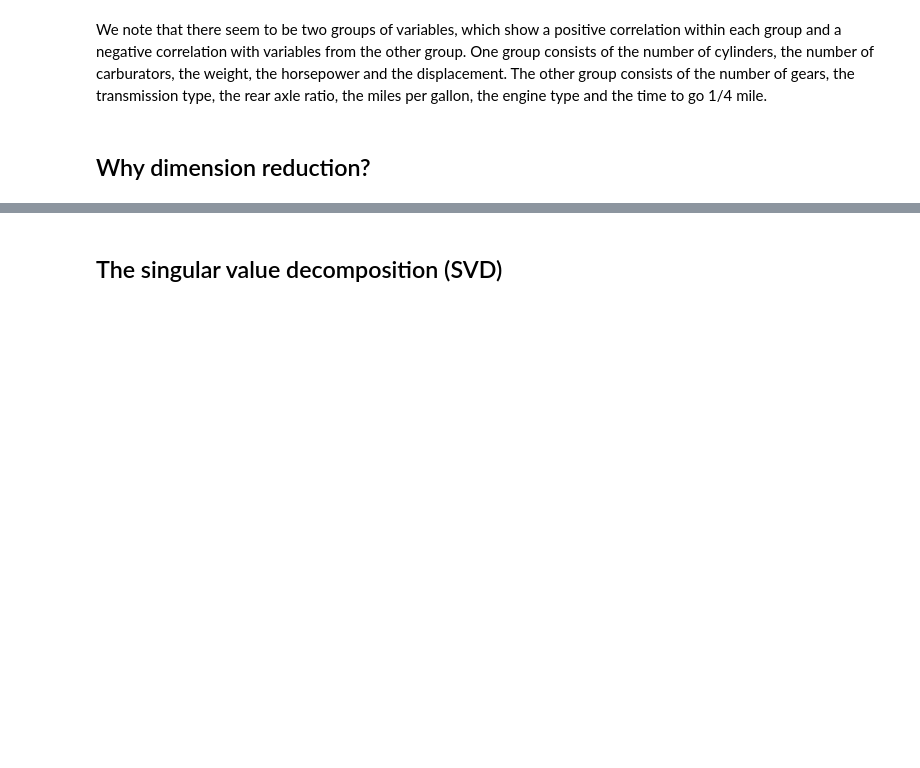
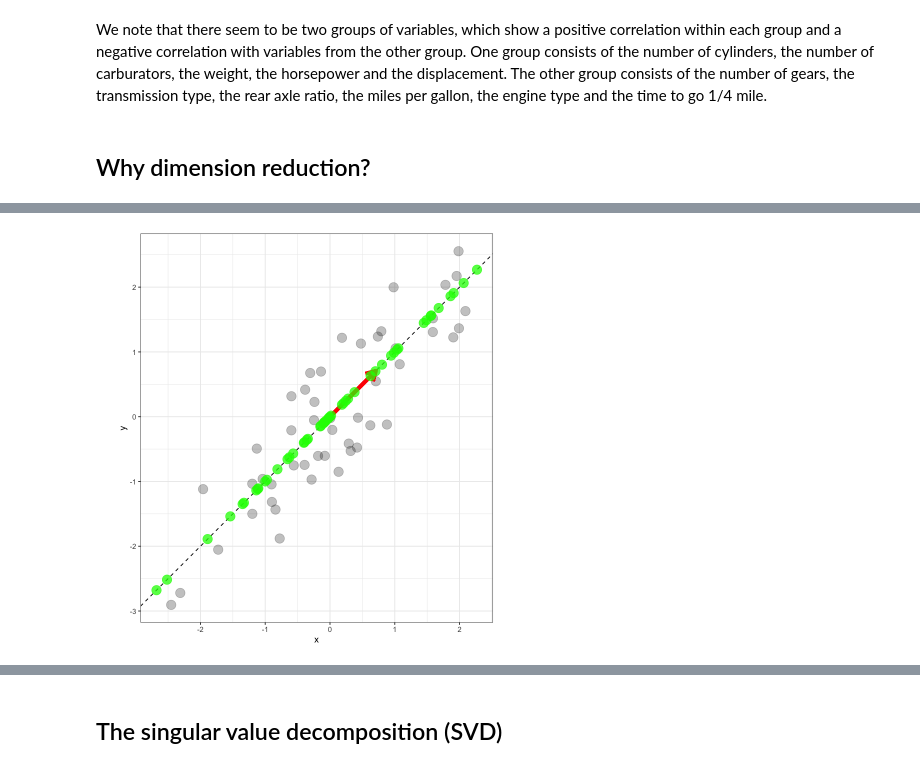
Before and after one commit to fmicompbio/PCA_intro2020, a Jupyter notebook: pca-intro.ipynb, the cells around one changed output, grey strips where cells are left out. Cells and saved outputs as stored; diff of their text form; code cells hidden in the pictures; blank space fills up the shorter version.

```diff
--- a/pca-intro.ipynb
+++ b/pca-intro.ipynb
@@ -79,0 +110,13 @@ Say something about projections
+# %%
+a <- b <- 1/sqrt(2)
+v <- rbind(a, b)
+df0 <- c(as.matrix(df) %*% v)
+ggplot(df) + coord_fixed() + theme_bw() +
+  geom_point(aes(x = x, y = y), size = 5, alpha = 0.25) +
+  geom_abline(slope = 1, intercept = 0, linetype = "dashed") +
+  geom_segment(aes(x = 0, y = 0, xend = a, yend = a),
+               arrow = arrow(length = unit(0.03, "npc")), size = 2, color = "red") +
+  geom_point(data = data.frame(x = df0 * a, y = df0 * b),
+             aes(x = x, y = y), color = "green", size = 5, alpha = 0.75)
+# %% [output]
+[figure, added]
```
Also changed, not shown: parts of 11 cells of this notebook.
